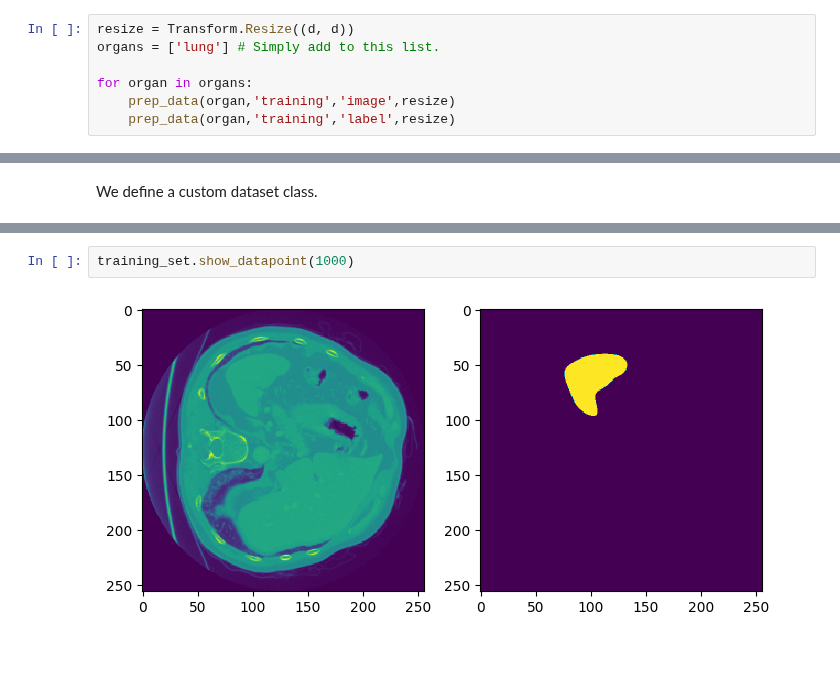
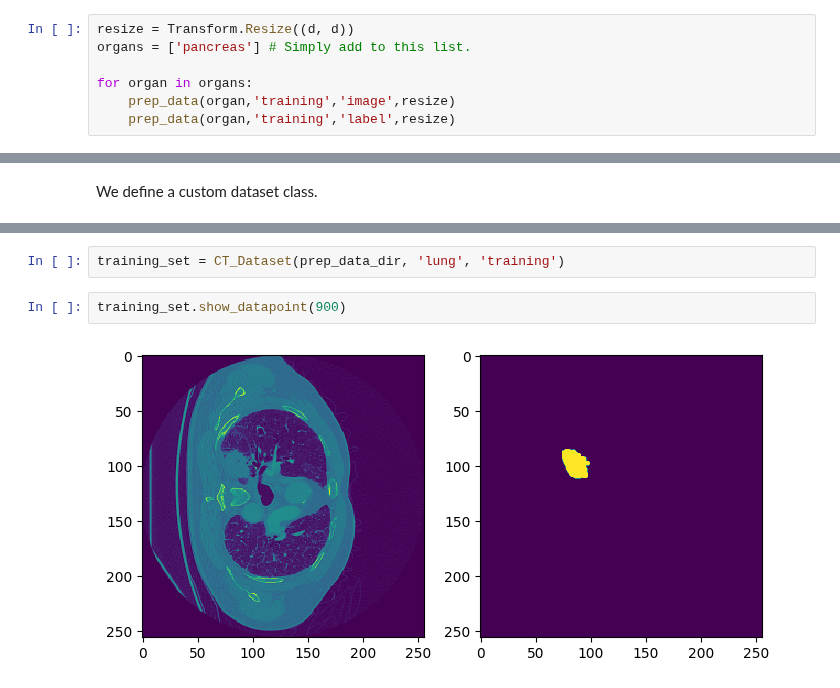
Before and after one commit to felsager/vae_lung_tumor_segmentation, a Jupyter notebook: notebooks/preprocess_data.ipynb, the cells around one changed output, grey strips where cells are left out. Saved outputs shown, nothing was run; the diff lists cells and outputs as text; blank space fills up the shorter version.

```diff
--- a/notebooks/preprocess_data.ipynb
+++ b/notebooks/preprocess_data.ipynb
@@ -86,7 +88,7 @@ def prep_data(organ, mode, type, transform):
 We call the preprocessor function for different organs
 # %%
 resize = Transform.Resize((d, d))
-organs = ['lung'] # Simply add to this list.
+organs = ['pancreas'] # Simply add to this list.
 
 for organ in organs:
     prep_data(organ,'training','image',resize)
@@ -136,4 +122,6 @@ training_set.__getitem__(1000)
+# %%
+training_set = CT_Dataset(prep_data_dir, 'lung', 'training')
 # %%
-training_set.show_datapoint(1000)
+training_set.show_datapoint(900)
 # %% [output]
-[figure, old version]
+[figure, new version]
```
Also changed, not shown: parts of 7 cells of this notebook.
